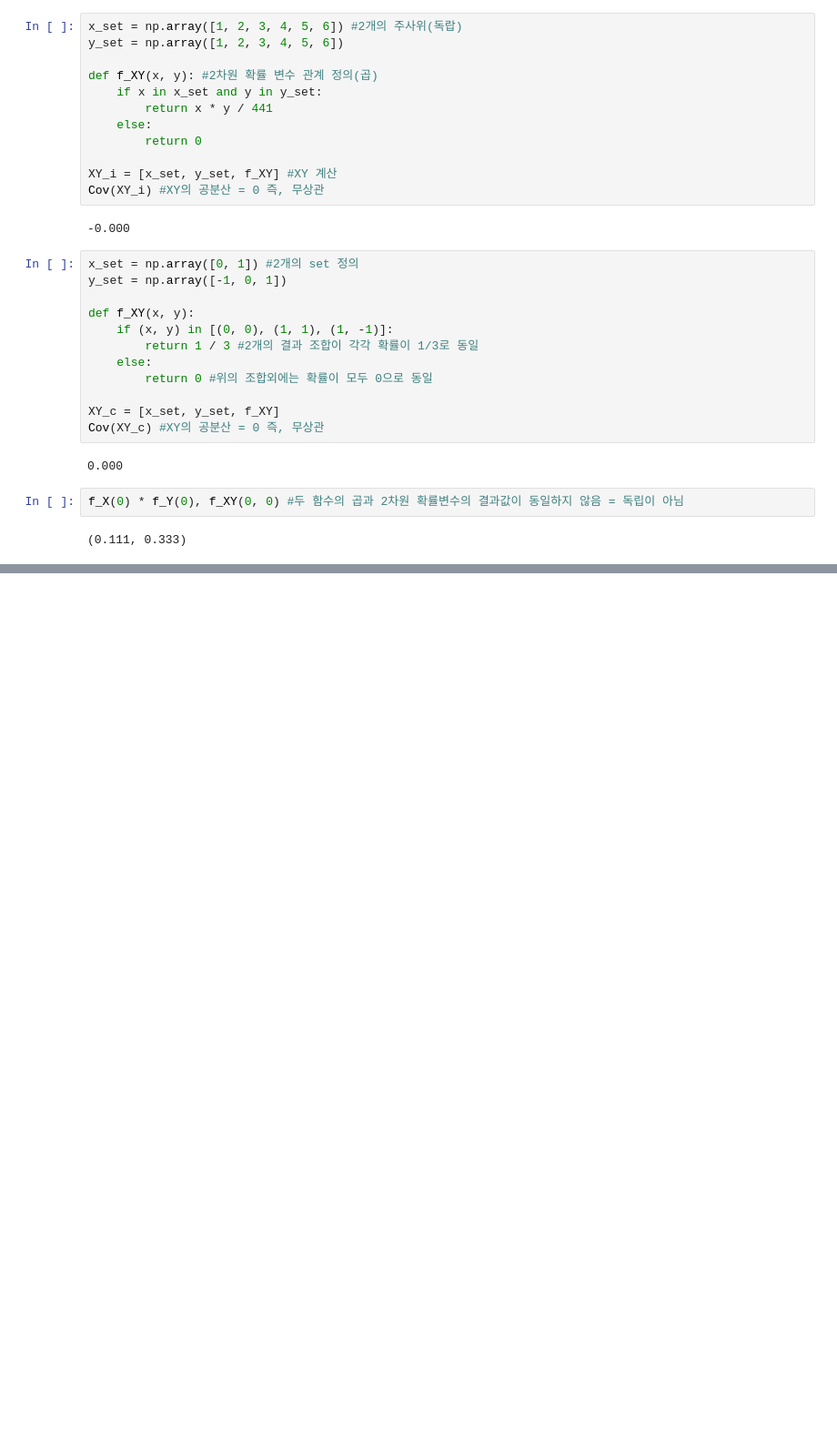
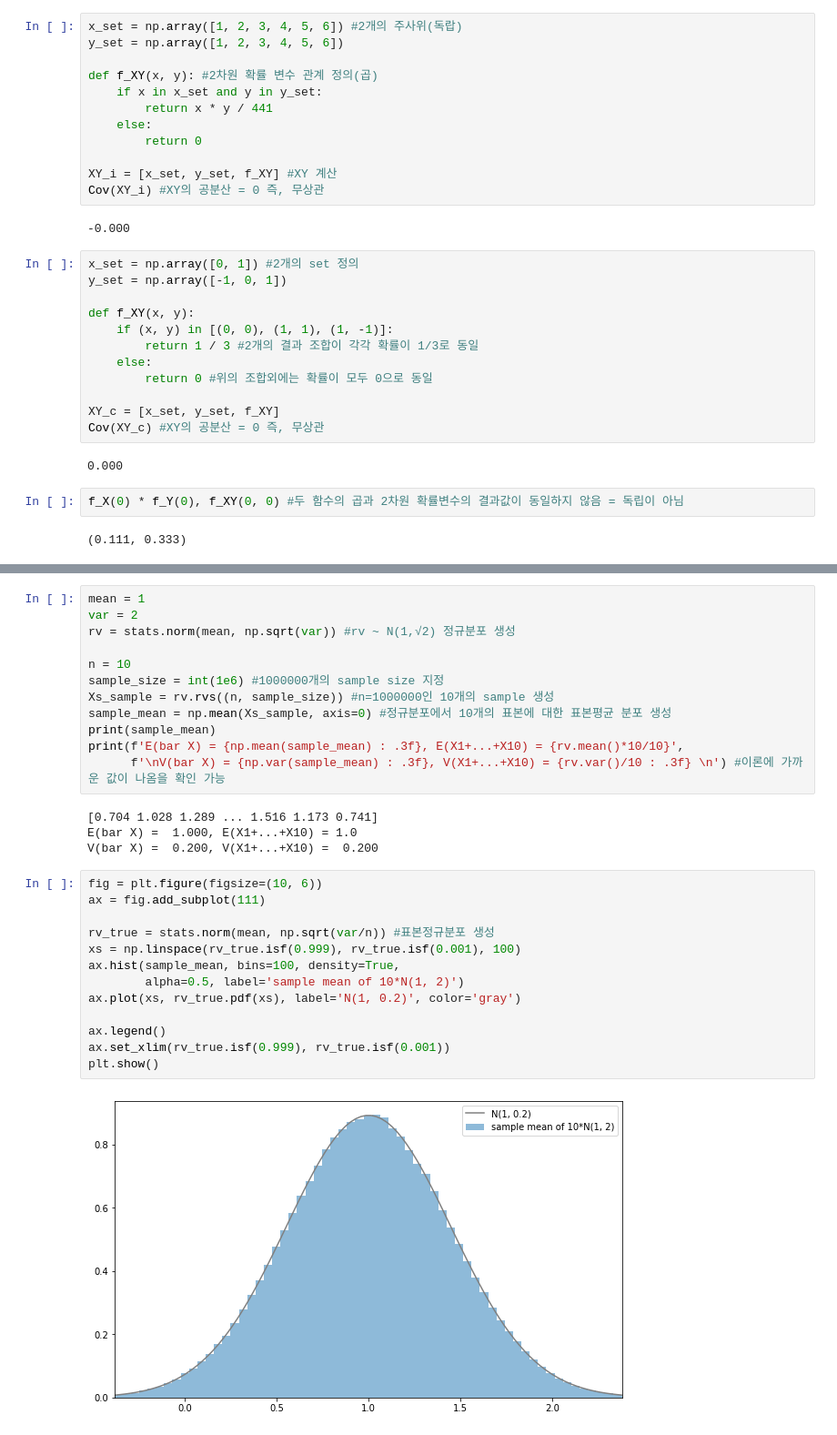
Before and after one commit to yunions/Statistics, a Jupyter notebook: Chap9_독립동일분포.ipynb, the cells around one changed output, grey strips where cells are left out. Shown: that part at 91% size. Drawn from its saved outputs; the diff is of its cells as text; blank space fills up the shorter version.

```diff
--- a/Chap9_독립동일분포.ipynb
+++ b/Chap9_독립동일분포.ipynb
@@ -83,0 +220,31 @@ f_X(0) * f_Y(0), f_XY(0, 0) #두 함수의 곱과 2차원 확률변수의 결과
+# %%
+mean = 1
+var = 2
+rv = stats.norm(mean, np.sqrt(var)) #rv ~ N(1,√2) 정규분포 생성
+
+n = 10
+sample_size = int(1e6) #1000000개의 sample size 지정
+Xs_sample = rv.rvs((n, sample_size)) #n=1000000인 10개의 sample 생성
+sample_mean = np.mean(Xs_sample, axis=0) #정규분포에서 10개의 표본에 대한 표본평균 분포 생성
+print(sample_mean)
+print(f'E(bar X) = {np.mean(sample_mean) : .3f}, E(X1+...+X10) = {rv.mean()*10/10}',
+      f'\nV(bar X) = {np.var(sample_mean) : .3f}, V(X1+...+X10) = {rv.var()/10 : .3f} \n') #이론에 가까운 값이 나옴을 확인 가능
+# %% [output]
+[0.704 1.028 1.289 ... 1.516 1.173 0.741]
+E(bar X) =  1.000, E(X1+...+X10) = 1.0
+V(bar X) =  0.200, V(X1+...+X10) =  0.200
+# %%
+fig = plt.figure(figsize=(10, 6))
+ax = fig.add_subplot(111)
+
+rv_true = stats.norm(mean, np.sqrt(var/n)) #표본정규분포 생성
+xs = np.linspace(rv_true.isf(0.999), rv_true.isf(0.001), 100)
+ax.hist(sample_mean, bins=100, density=True,
+        alpha=0.5, label='sample mean of 10*N(1, 2)')
+ax.plot(xs, rv_true.pdf(xs), label='N(1, 0.2)', color='gray')
+
+ax.legend()
+ax.set_xlim(rv_true.isf(0.999), rv_true.isf(0.001))
+plt.show()
+# %% [output]
+[figure, added]
```
Also changed, not shown: parts of 23 cells of this notebook.
